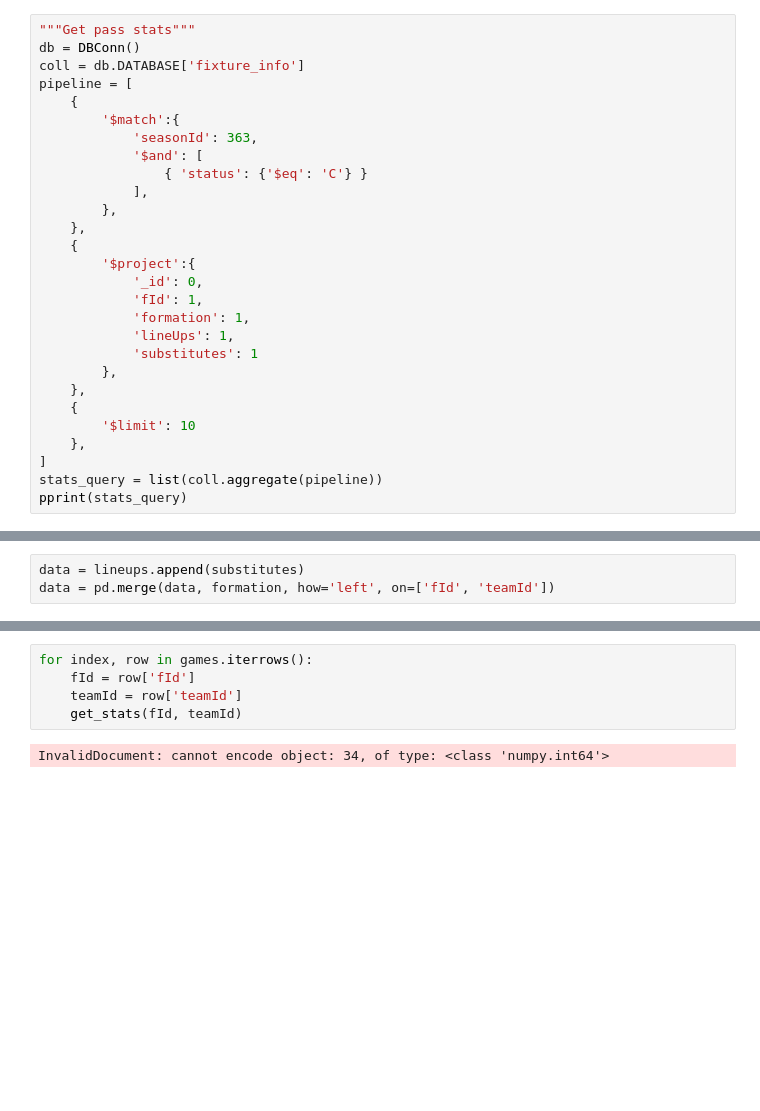
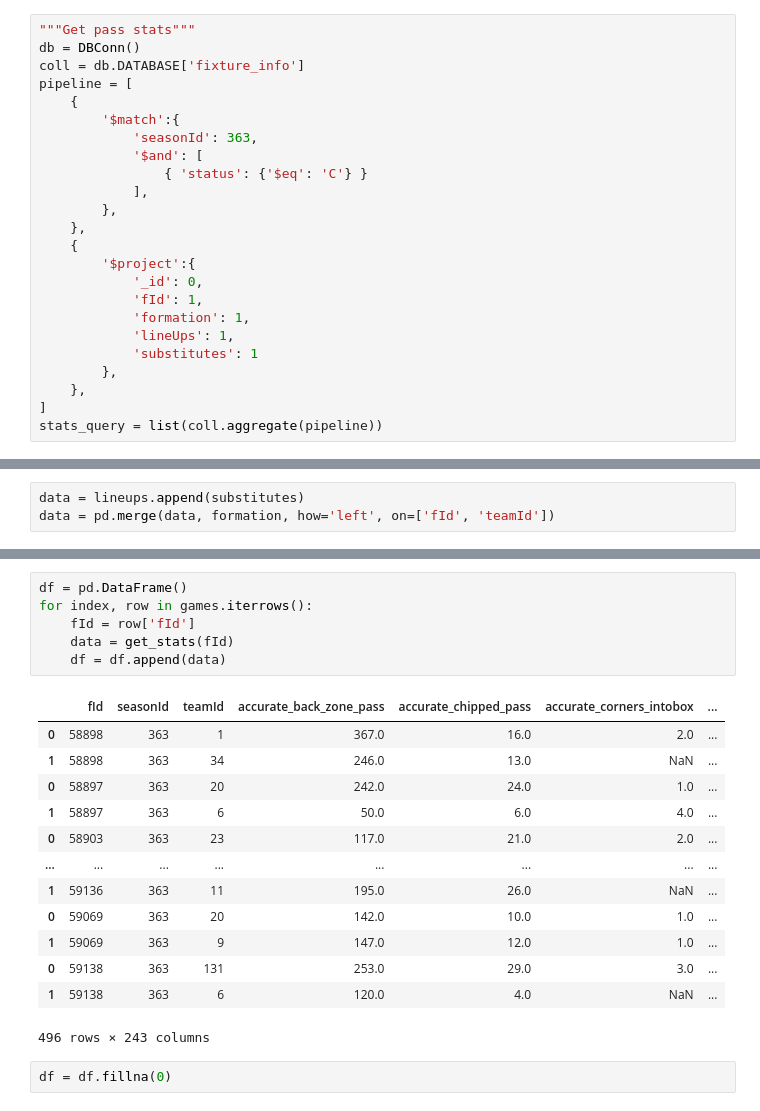
Before and after one commit to timoudas/pl_webbapp, a Jupyter notebook: backend/cli_stats/notebooks/player_insights.ipynb, the cells around one changed output, grey strips where cells are left out. Saved outputs shown, nothing was run; the diff lists cells and outputs as text; blank space fills up the shorter version.

```diff
--- a/backend/cli_stats/notebooks/player_insights.ipynb
+++ b/backend/cli_stats/notebooks/player_insights.ipynb
@@ -45,9 +45,5 @@ pipeline = [
             'substitutes': 1
         },
     },
-    {
-        '$limit': 10
-    },
 ]
 stats_query = list(coll.aggregate(pipeline))
-pprint(stats_query)
@@ -106,7 +100,22 @@ def get_stats(fId, teamId):
 # %%
+df = pd.DataFrame()
 for index, row in games.iterrows():
     fId = row['fId']
-    teamId = row['teamId']
-    get_stats(fId, teamId)
+    data = get_stats(fId)
+    df = df.append(data)
 # %% [output]
+|  | fId | seasonId | teamId | accurate_back_zone_pass | accurate_chipped_pass | accurate_corners_intobox | ... |
+| 0 | 58898 | 363 | 1 | 367.0 | 16.0 | 2.0 | ... |
+| 1 | 58898 | 363 | 34 | 246.0 | 13.0 | NaN | ... |
+| 0 | 58897 | 363 | 20 | 242.0 | 24.0 | 1.0 | ... |
+| 1 | 58897 | 363 | 6 | 50.0 | 6.0 | 4.0 | ... |
+| 0 | 58903 | 363 | 23 | 117.0 | 21.0 | 2.0 | ... |
+| ... | ... | ... | ... | ... | ... | ... | ... |
+| 1 | 59136 | 363 | 11 | 195.0 | 26.0 | NaN | ... |
+| 0 | 59069 | 363 | 20 | 142.0 | 10.0 | 1.0 | ... |
+| 1 | 59069 | 363 | 9 | 147.0 | 12.0 | 1.0 | ... |
+| 0 | 59138 | 363 | 131 | 253.0 | 29.0 | 3.0 | ... |
+| 1 | 59138 | 363 | 6 | 120.0 | 4.0 | NaN | ... |
-InvalidDocument: cannot encode object: 34, of type: <class 'numpy.int64'>
+496 rows × 243 columns
+# %%
+df = df.fillna(0)
```
Also changed, not shown: parts of 6 cells of this notebook, 4 other files.
